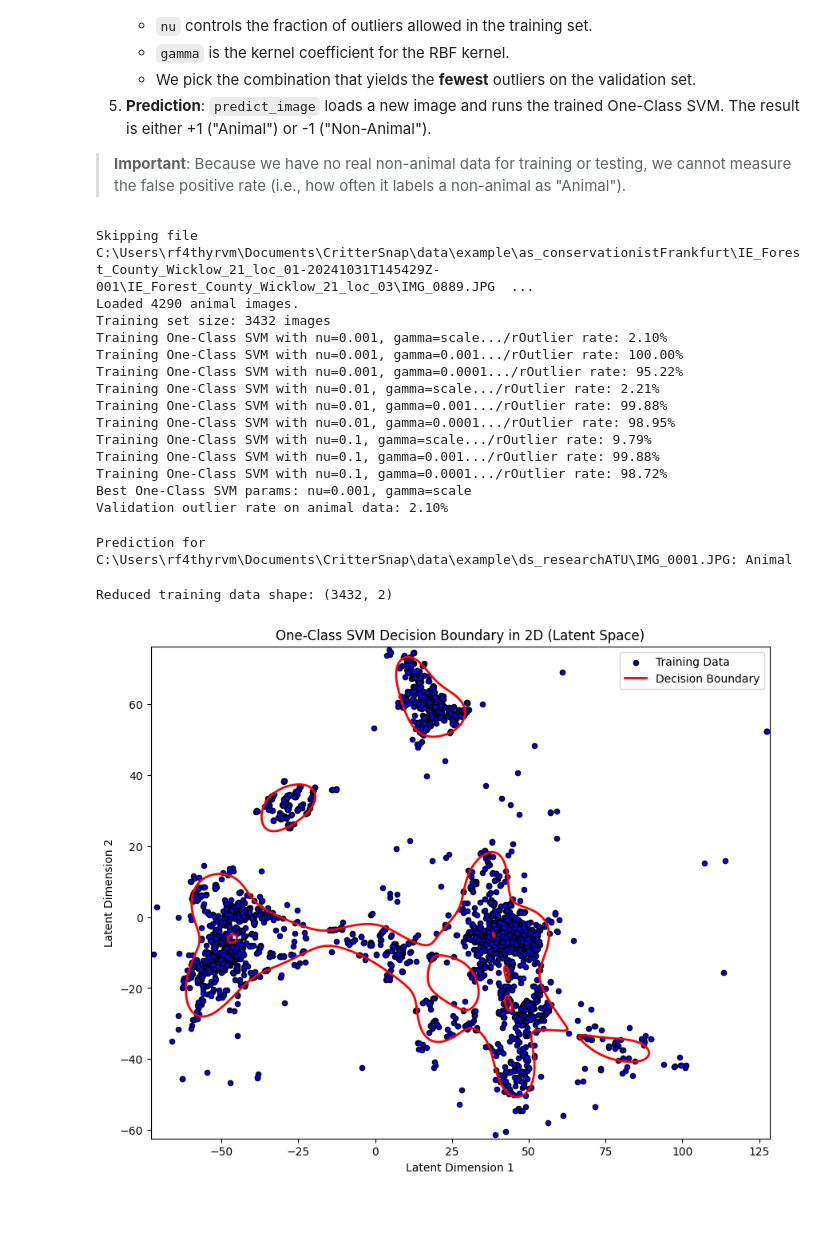
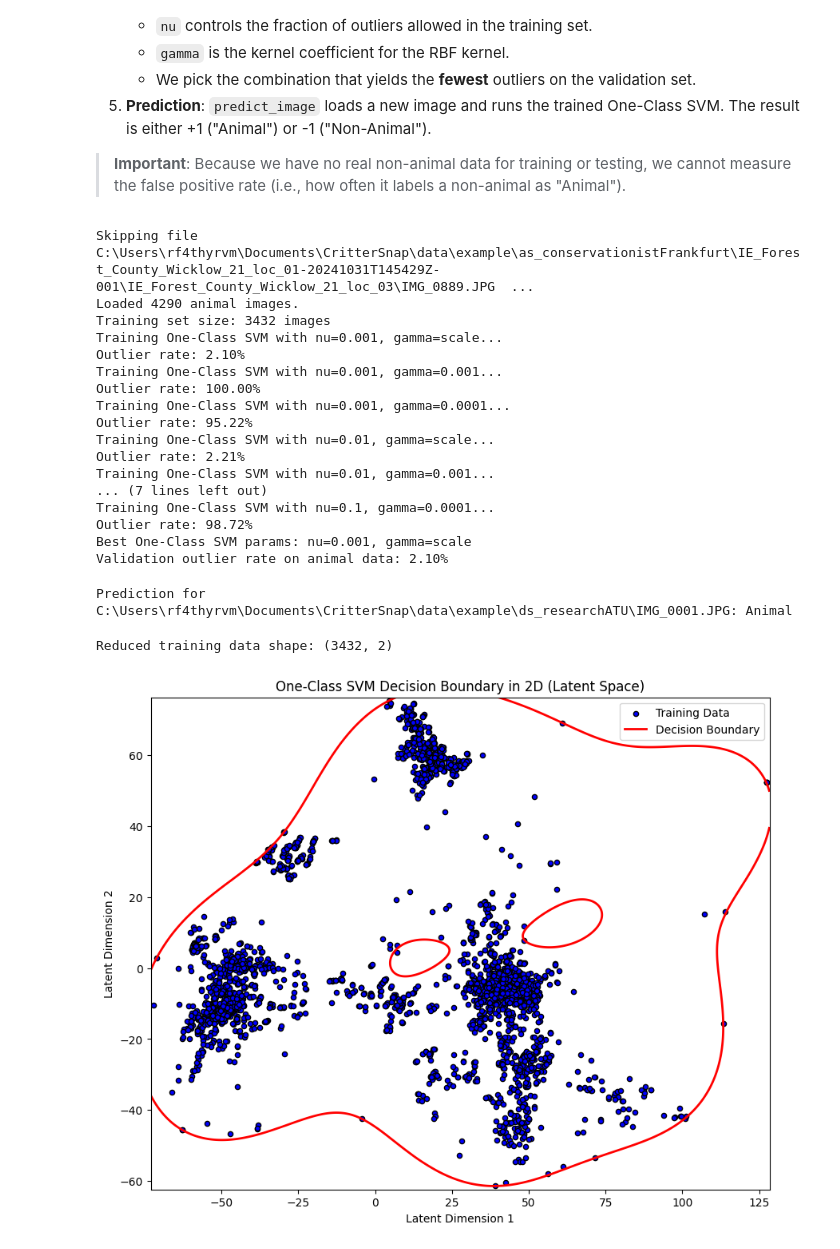
Before and after one commit to Ronan-Francis/CritterSnapAI, a Jupyter notebook: notebooks/OneClassAnimalDetection.ipynb, the cells around one changed output. Saved outputs shown, nothing was run; the diff lists cells and outputs as text; code cells hidden in the pictures; blank space fills up the shorter version.

```diff
--- a/notebooks/OneClassAnimalDetection.ipynb
+++ b/notebooks/OneClassAnimalDetection.ipynb
@@ -18,22 +18,33 @@ def load_images_recursive(root_dir, label, image_size=(128, 128)):
         image_size (tuple): Desired image size as (width, height).
 
     Returns:
-        tuple: (X, y) where X is a NumPy array of shape (N, width*height) containing
-               the flattened images and y is an array of labels.
+        tuple: (X, y, file_paths) where:
+               - X is a NumPy array of shape (N, width*height) containing the flattened images,
+               - y is an array of labels,
+               - file_paths is a dictionary mapping each image index to its file path.
     """
     data = []
     labels = []
+    file_paths = {}  # Use a dictionary to map index to file path
+    counter = 1     # Start the counter at 1 (or 0 if preferred)
+
     for dirpath, dirnames, filenames in os.walk(root_dir):
         for fname in filenames:
             fpath = os.path.join(dirpath, fname)
             try:
+                # Open the image, convert to grayscale, resize, and flatten it
                 img = Image.open(fpath).convert("L").resize(image_size)
                 data.append(np.array(img).flatten())
                 labels.append(label)
+
+                # Store the file path in the dictionary with the current counter as the key
+                file_paths[counter] = fpath
+                counter += 1
             except Exception as e:
                 print(f"Skipping file {fpath} due to error: {e}")
                 continue
-    return np.array(data), np.array(labels)
+
+    return np.array(data), np.array(labels), file_paths
 # %% [markdown]
 # One-Class SVM for Animal Detection (When Only Animal Images are Available)
 
@@ -73,7 +84,7 @@ def train_animal_classifier(animal_path, image_size=(128, 128)):
         tuple: (best_model, X_train)
     """
     # Load images recursively from the animal training folder.
-    X, _ = load_images_recursive(animal_path, label=1, image_size=image_size)
+    X, _, image_file_paths = load_images_recursive(animal_path, label=1, image_size=image_size)
     if len(X) == 0:
         raise ValueError(f"No images found in '{animal_path}'. Cannot train the model.")
     print(f"Loaded {len(X)} animal images.")
@@ -85,7 +96,7 @@ def train_animal_classifier(animal_path, image_size=(128, 128)):
     # Define a grid of hyperparameters for OneClassSVM.
     param_grid = {
         "nu":    [0.001, 0.01, 0.1],   # Controls fraction of outliers.
-        "gamma": ["scale", 1e-3, 1e-4]   # Kernel coefficient for RBF.
+        "gamma": [0.005, 1e-3, 1e-4]   # Kernel coefficient for RBF.
     }
 
     best_model = None
@@ -95,7 +106,7 @@ def train_animal_classifier(animal_path, image_size=(128, 128)):
     # Perform a manual grid search over hyperparameters.
     for nu_val in param_grid["nu"]:
         for gamma_val in param_grid["gamma"]:
-            print(f"Training One-Class SVM with nu={nu_val}, gamma={gamma_val}...", end="/r")
+            print(f"Training One-Class SVM with nu={nu_val}, gamma={gamma_val}...")
             model = OneClassSVM(kernel="rbf", nu=nu_val, gamma=gamma_val)
             model.fit(X_train)
 
@@ -114,7 +125,7 @@ def train_animal_classifier(animal_path, image_size=(128, 128)):
     print(f"Validation outlier rate on animal data: {best_outlier_rate:.2%}")
 
     # Return the best model and training data for later explainability.
-    return best_model, X_train
+    return best_model, X_train, image_file_paths
 
 def predict_image(file_path, model, image_size=(64, 64)):
     """
@@ -157,20 +168,23 @@ data/
 # %%
 animal_images_dir = r"C:\Users\rf4thyrvm\Documents\CritterSnap\data\example\as_conservationistFrankfurt\IE_Forest_County_Wicklow_21_loc_01-20241031T145429Z-001"
 # %%
-model, X_train = train_animal_classifier(animal_images_dir, image_size=(64, 64))
+model, X_train, image_file_paths = train_animal_classifier(animal_images_dir, image_size=(64, 64))
 # %% [output]
 Skipping file C:\Users\rf4thyrvm\Documents\CritterSnap\data\example\as_conservationistFrankfurt\IE_Forest_County_Wicklow_21_loc_01-20241031T145429Z-001\IE_Forest_County_Wicklow_21_loc_03\IMG_0889.JPG  ...
 Loaded 4290 animal images.
 Training set size: 3432 images
-Training One-Class SVM with nu=0.001, gamma=scale.../rOutlier rate: 2.10%
-Training One-Class SVM with nu=0.001, gamma=0.001.../rOutlier rate: 100.00%
-Training One-Class SVM with nu=0.001, gamma=0.0001.../rOutlier rate: 95.22%
-Training One-Class SVM with nu=0.01, gamma=scale.../rOutlier rate: 2.21%
-Training One-Class SVM with nu=0.01, gamma=0.001.../rOutlier rate: 99.88%
-Training One-Class SVM with nu=0.01, gamma=0.0001.../rOutlier rate: 98.95%
-Training One-Class SVM with nu=0.1, gamma=scale.../rOutlier rate: 9.79%
-Training One-Class SVM with nu=0.1, gamma=0.001.../rOutlier rate: 99.88%
-Training One-Class SVM with nu=0.1, gamma=0.0001.../rOutlier rate: 98.72%
+Training One-Class SVM with nu=0.001, gamma=scale...
+Outlier rate: 2.10%
+Training One-Class SVM with nu=0.001, gamma=0.001...
+Outlier rate: 100.00%
+Training One-Class SVM with nu=0.001, gamma=0.0001...
+Outlier rate: 95.22%
+Training One-Class SVM with nu=0.01, gamma=scale...
+Outlier rate: 2.21%
+Training One-Class SVM with nu=0.01, gamma=0.001...
+... (7 lines left out)
+Training One-Class SVM with nu=0.1, gamma=0.0001...
+Outlier rate: 98.72%
 Best One-Class SVM params: nu=0.001, gamma=scale
 Validation outlier rate on animal data: 2.10%
 # %%
@@ -198,34 +212,34 @@ print(f"Reduced training data shape: {X_train_latent.shape}")
 
 # --- Step 3: Train the One-Class SVM on the latent data ---
 # Experiment with nu and gamma to adjust the smoothness of the boundary.
-svm_latent = OneClassSVM(kernel='rbf', nu=0.1, gamma=0.005)
+svm_latent = OneClassSVM(kernel='rbf', nu=0.001, gamma=0.005)
 svm_latent.fit(X_train_latent)
 
 # --- Step 4: Create a grid over the latent space for contour plotting ---
 xx, yy = np.meshgrid(
     np.linspace(X_train_latent[:, 0].min() - 1, X_train_latent[:, 0].max() + 1, 1000),
     np.linspace(X_train_latent[:, 1].min() - 1, X_train_latent[:, 1].max() + 1, 1000)
 )
 grid = np.c_[xx.ravel(), yy.ravel()]
 
 # Evaluate the decision function on the grid.
 Z = svm_latent.decision_function(grid)
 Z = Z.reshape(xx.shape)
 
 # --- Step 5: Plot the latent data and decision boundary ---
 plt.figure(figsize=(10, 8))
 plt.scatter(X_train_latent[:, 0], X_train_latent[:, 1],
             c='blue', s=20, edgecolor='k', label='Training Data')
 
 # Plot the decision boundary where the decision function equals zero.
 contour = plt.contour(xx, yy, Z, levels=[0], linewidths=2, colors='red')
 plt.plot([], [], color='red', linewidth=2, label='Decision Boundary')
 
 plt.title("One-Class SVM Decision Boundary in 2D (Latent Space)")
 plt.xlabel("Latent Dimension 1")
 plt.ylabel("Latent Dimension 2")
 plt.legend()
 plt.show()
 # %% [output]
 Reduced training data shape: (3432, 2)
-[figure, old version]
+[figure, new version]
```
